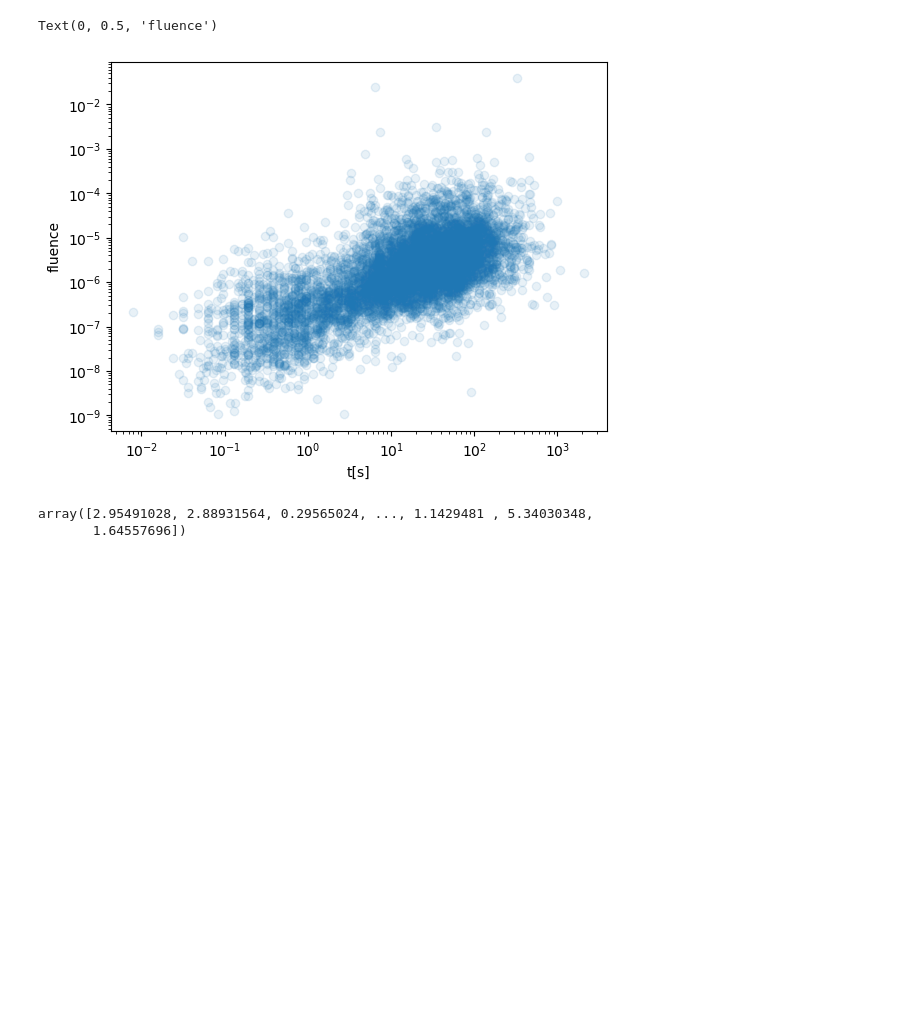
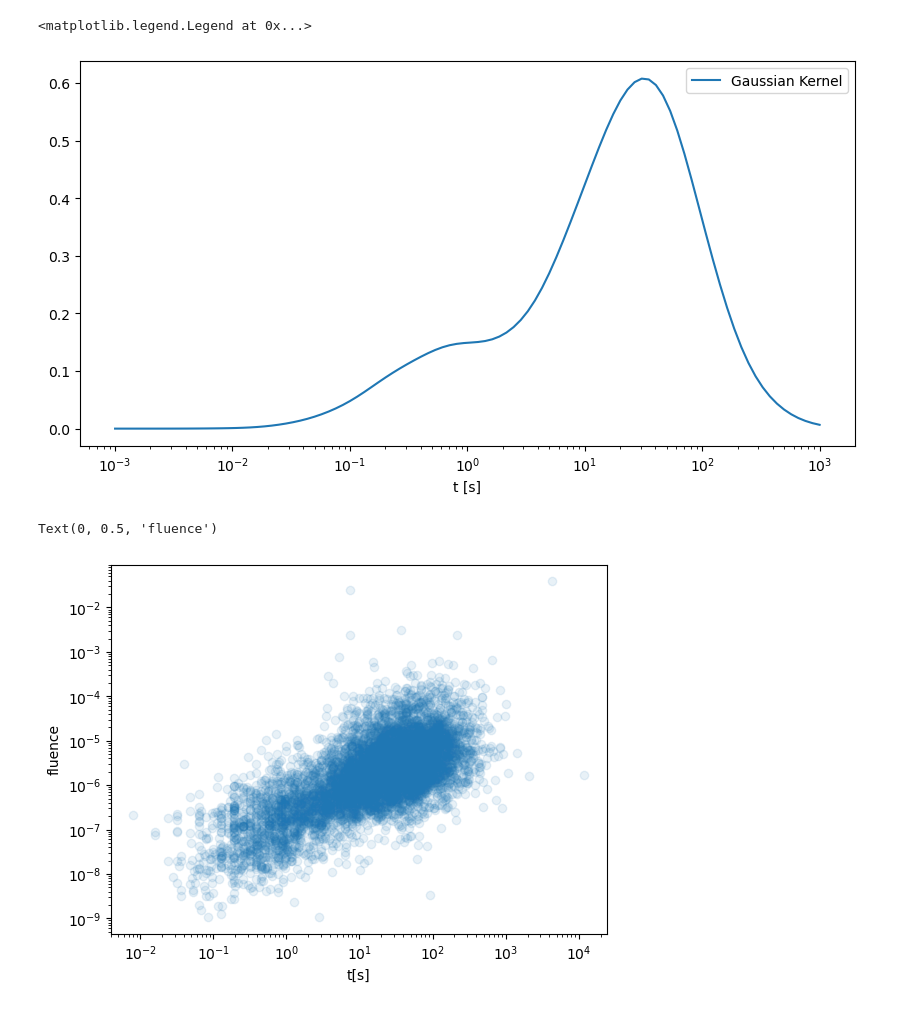
Before and after one commit to ebianchi803/astrostatistics_bicocca_2026, a Jupyter notebook: working/L14.ipynb, the cells around one changed output. Saved outputs shown, nothing was run; the diff lists cells and outputs as text; code cells hidden in the pictures; blank space fills up the shorter version.

```diff
--- a/working/L14.ipynb
+++ b/working/L14.ipynb
@@ -44,14 +56,28 @@ t90_clean = t90_clean[fluence_2 != 0]
+# %%
+lt90_clean = np.log10(t90_clean)
+skt90_clean = lt90_clean[:,np.newaxis]
+
+kde = KernelDensity(kernel='gaussian', bandwidth=0.2).fit(skt90_clean)
+xgrid = np.logspace(-3,3,100)
+
+# Rememember score_samples is the log-likelohood. Neep an exp in front
+ygrid = np.exp(kde.score_samples(np.log10(xgrid)[:,np.newaxis]))
+
+fig,ax = plt.subplots(figsize=(10,5))
+
+plt.xlabel('t [s]')
+plt.plot(xgrid,ygrid,label='Gaussian Kernel')
+plt.xscale('log')
+plt.legend()
+# %% [output]
+<matplotlib.legend.Legend at 0x...>
+[figure, added]
 # %%
-plt.scatter(t90_clean,fluence_clean,alpha=0.1)
+plt.scatter(t100_clean,fluence_100_clean,alpha=0.1)
 plt.xscale('log')
 plt.yscale('log')
 plt.xlabel('t[s]')
 plt.ylabel('fluence')
 # %% [output]
 Text(0, 0.5, 'fluence')
-[figure, old version]
+[figure, new version]
-# %%
-np.log(t90_clean)
-# %% [output]
-array([2.95491028, 2.88931564, 0.29565024, ..., 1.1429481 , 5.34030348,
-       1.64557696])
```
Also changed, not shown: parts of 19 cells of this notebook.
